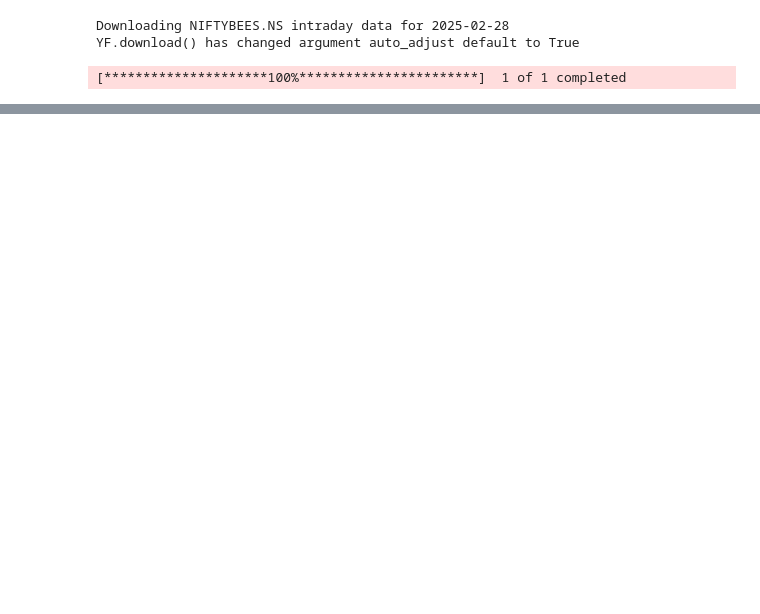
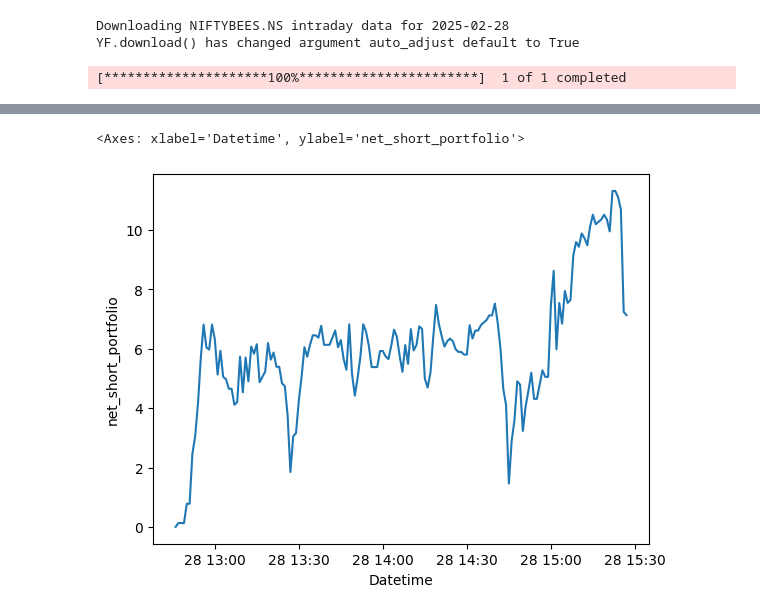
Before and after one commit to vkthakur90/AI_Applications, a Jupyter notebook: Performace_Enhanced_Auto_Regreesion.ipynb, the cells around one changed output, grey strips where cells are left out. Saved outputs shown, nothing was run; the diff lists cells and outputs as text; code cells hidden in the pictures; blank space fills up the shorter version.

```diff
--- a/Performace_Enhanced_Auto_Regreesion.ipynb
+++ b/Performace_Enhanced_Auto_Regreesion.ipynb
@@ -312,0 +360,5 @@ plt.axvline(entity['monte_carlo_quantiles'].index[0], linestyle = '--')
+# %%
+sns.lineplot(x = 'Datetime', y = 'net_short_portfolio', data = entity['strategy'].reset_index())
+# %% [output]
+<Axes: xlabel='Datetime', ylabel='net_short_portfolio'>
+[figure, added]
```
Also changed, not shown: parts of 13 cells of this notebook.
